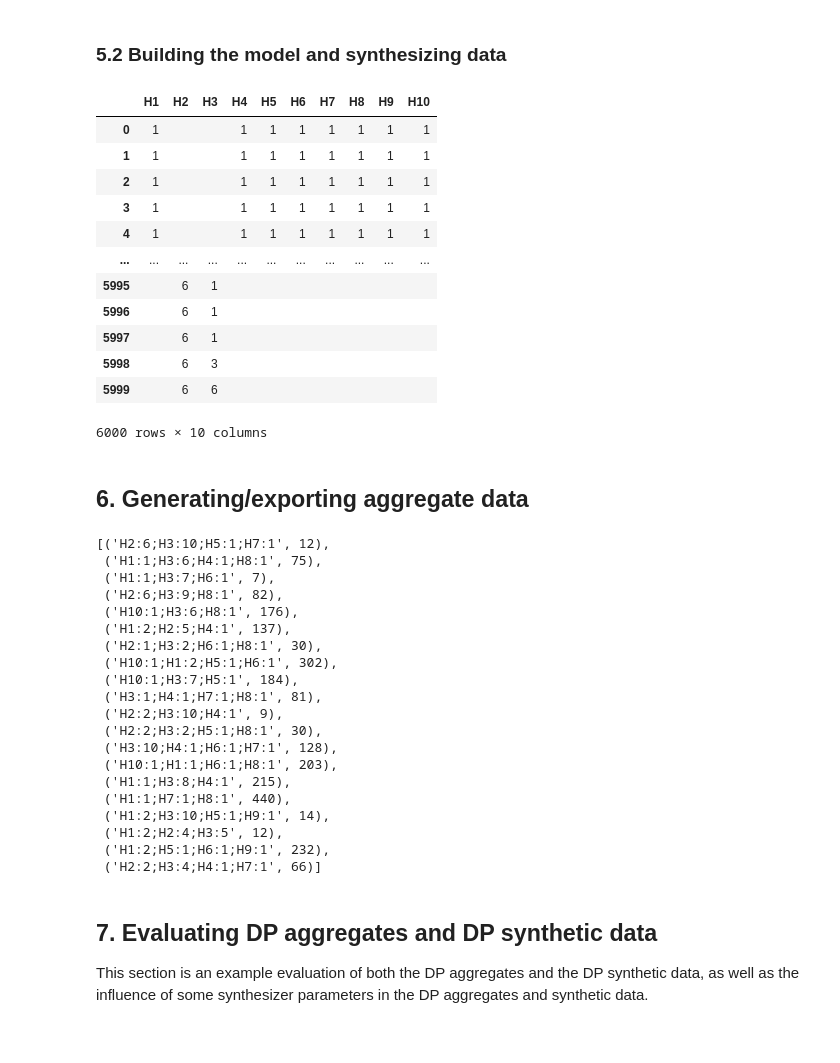
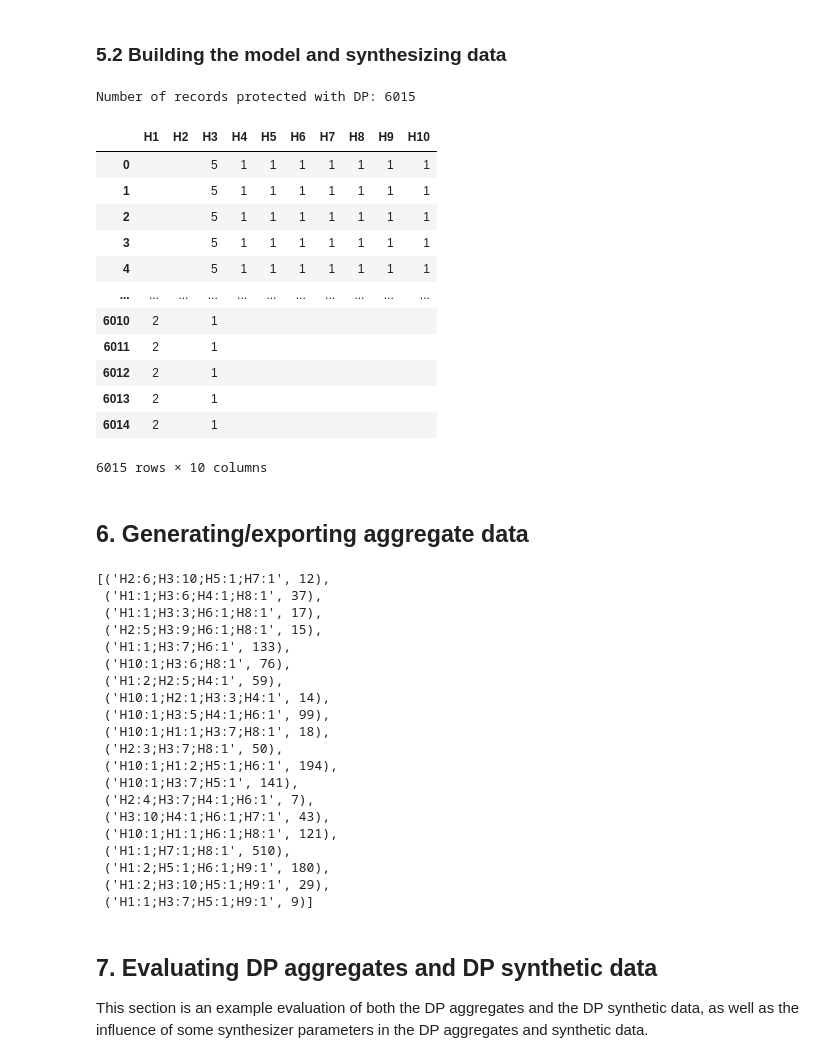
Before and after one commit to microsoft/synthetic-data-showcase, a Jupyter notebook: packages/lib-sdssynth/samples/detailed_example.ipynb, the cells around one changed output. Cells and saved outputs as stored; diff of their text form; code cells hidden in the pictures.

Commit message:
adding get_dp_number_of_records to synthesizer interface

```diff
--- a/packages/lib-sdssynth/samples/detailed_example.ipynb
+++ b/packages/lib-sdssynth/samples/detailed_example.ipynb
@@ -216,28 +216,34 @@ synth = DpAggregatedSeededSynthesizer(builder.build())
 # %%
 synth.fit(sensitive_dataset)
 
+# we could decide to use this or not as the sample number
+protected_number_of_records = synth.get_dp_number_of_records()
+
+print ('Number of records protected with DP:', synth.get_dp_number_of_records())
+
 # here if we do not specify the desired number of samples, the synthesizer will
 # use all the available attributes based on the 1-counts to synthesize records
-synthetic_raw_data = synth.sample(len(sensitive_df))
+synthetic_raw_data = synth.sample(protected_number_of_records)
 synthetic_dataset = Dataset(synthetic_raw_data)
 
 # as an example, let's create a pandas data frame from the raw synthetic data
 synthetic_df = Dataset.raw_data_to_data_frame(synthetic_raw_data)
 synthetic_df
 # %% [output]
+Number of records protected with DP: 6015
 |  | H1 | H2 | H3 | H4 | H5 | H6 | H7 | H8 | H9 | H10 |
-| 0 | 1 |  |  | 1 | 1 | 1 | 1 | 1 | 1 | 1 |
-| 1 | 1 |  |  | 1 | 1 | 1 | 1 | 1 | 1 | 1 |
-| 2 | 1 |  |  | 1 | 1 | 1 | 1 | 1 | 1 | 1 |
-| 3 | 1 |  |  | 1 | 1 | 1 | 1 | 1 | 1 | 1 |
-| 4 | 1 |  |  | 1 | 1 | 1 | 1 | 1 | 1 | 1 |
+| 0 |  |  | 5 | 1 | 1 | 1 | 1 | 1 | 1 | 1 |
+| 1 |  |  | 5 | 1 | 1 | 1 | 1 | 1 | 1 | 1 |
+| 2 |  |  | 5 | 1 | 1 | 1 | 1 | 1 | 1 | 1 |
+| 3 |  |  | 5 | 1 | 1 | 1 | 1 | 1 | 1 | 1 |
+| 4 |  |  | 5 | 1 | 1 | 1 | 1 | 1 | 1 | 1 |
 | ... | ... | ... | ... | ... | ... | ... | ... | ... | ... | ... |
-| 5995 |  | 6 | 1 |  |  |  |  |  |  |  |
-| 5996 |  | 6 | 1 |  |  |  |  |  |  |  |
-| 5997 |  | 6 | 1 |  |  |  |  |  |  |  |
-| 5998 |  | 6 | 3 |  |  |  |  |  |  |  |
-| 5999 |  | 6 | 6 |  |  |  |  |  |  |  |
+| 6010 | 2 |  | 1 |  |  |  |  |  |  |  |
+| 6011 | 2 |  | 1 |  |  |  |  |  |  |  |
+| 6012 | 2 |  | 1 |  |  |  |  |  |  |  |
+| 6013 | 2 |  | 1 |  |  |  |  |  |  |  |
+| 6014 | 2 |  | 1 |  |  |  |  |  |  |  |
-6000 rows × 10 columns
+6015 rows × 10 columns
 # %% [markdown]
 ## 6. Generating/exporting aggregate data
 # %%
@@ -254,25 +260,25 @@ synthetic_aggregates = synthetic_dataset.get_aggregates(reporting_length, ';')
 list(dp_aggregates.items())[:20]
 # %% [output]
 [('H2:6;H3:10;H5:1;H7:1', 12),
- ('H1:1;H3:6;H4:1;H8:1', 75),
- ('H1:1;H3:7;H6:1', 7),
- ('H2:6;H3:9;H8:1', 82),
- ('H10:1;H3:6;H8:1', 176),
- ('H1:2;H2:5;H4:1', 137),
- ('H2:1;H3:2;H6:1;H8:1', 30),
- ('H10:1;H1:2;H5:1;H6:1', 302),
- ('H10:1;H3:7;H5:1', 184),
- ('H3:1;H4:1;H7:1;H8:1', 81),
- ('H2:2;H3:10;H4:1', 9),
- ('H2:2;H3:2;H5:1;H8:1', 30),
- ('H3:10;H4:1;H6:1;H7:1', 128),
- ('H10:1;H1:1;H6:1;H8:1', 203),
- ('H1:1;H3:8;H4:1', 215),
- ('H1:1;H7:1;H8:1', 440),
- ('H1:2;H3:10;H5:1;H9:1', 14),
- ('H1:2;H2:4;H3:5', 12),
- ('H1:2;H5:1;H6:1;H9:1', 232),
- ('H2:2;H3:4;H4:1;H7:1', 66)]
+ ('H1:1;H3:6;H4:1;H8:1', 37),
+ ('H1:1;H3:3;H6:1;H8:1', 17),
+ ('H2:5;H3:9;H6:1;H8:1', 15),
+ ('H1:1;H3:7;H6:1', 133),
+ ('H10:1;H3:6;H8:1', 76),
+ ('H1:2;H2:5;H4:1', 59),
+ ('H10:1;H2:1;H3:3;H4:1', 14),
+ ('H10:1;H3:5;H4:1;H6:1', 99),
+ ('H10:1;H1:1;H3:7;H8:1', 18),
+ ('H2:3;H3:7;H8:1', 50),
+ ('H10:1;H1:2;H5:1;H6:1', 194),
+ ('H10:1;H3:7;H5:1', 141),
+ ('H2:4;H3:7;H4:1;H6:1', 7),
+ ('H3:10;H4:1;H6:1;H7:1', 43),
+ ('H10:1;H1:1;H6:1;H8:1', 121),
+ ('H1:1;H7:1;H8:1', 510),
+ ('H1:2;H5:1;H6:1;H9:1', 180),
+ ('H1:2;H3:10;H5:1;H9:1', 29),
+ ('H1:1;H3:7;H5:1;H9:1', 9)]
 # %% [markdown]
 ## 7. Evaluating DP aggregates and DP synthetic data
 
```
Also changed, not shown: parts of 9 cells of this notebook, 2 other files.
